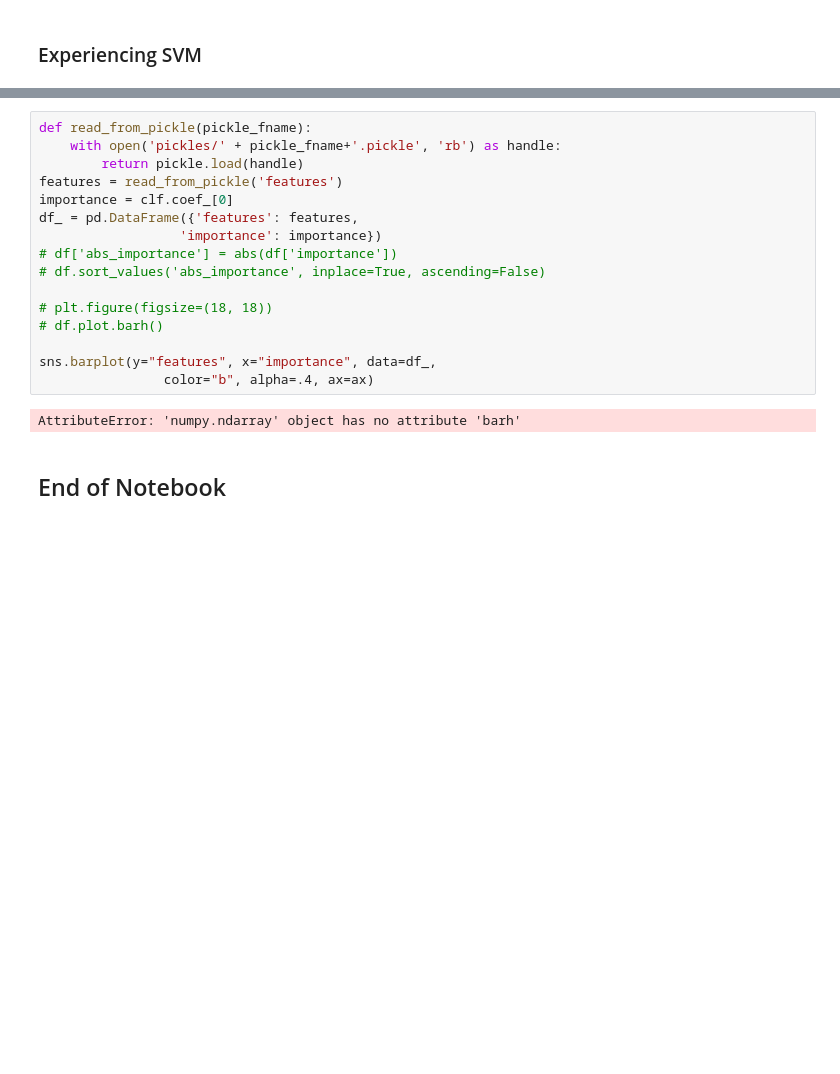
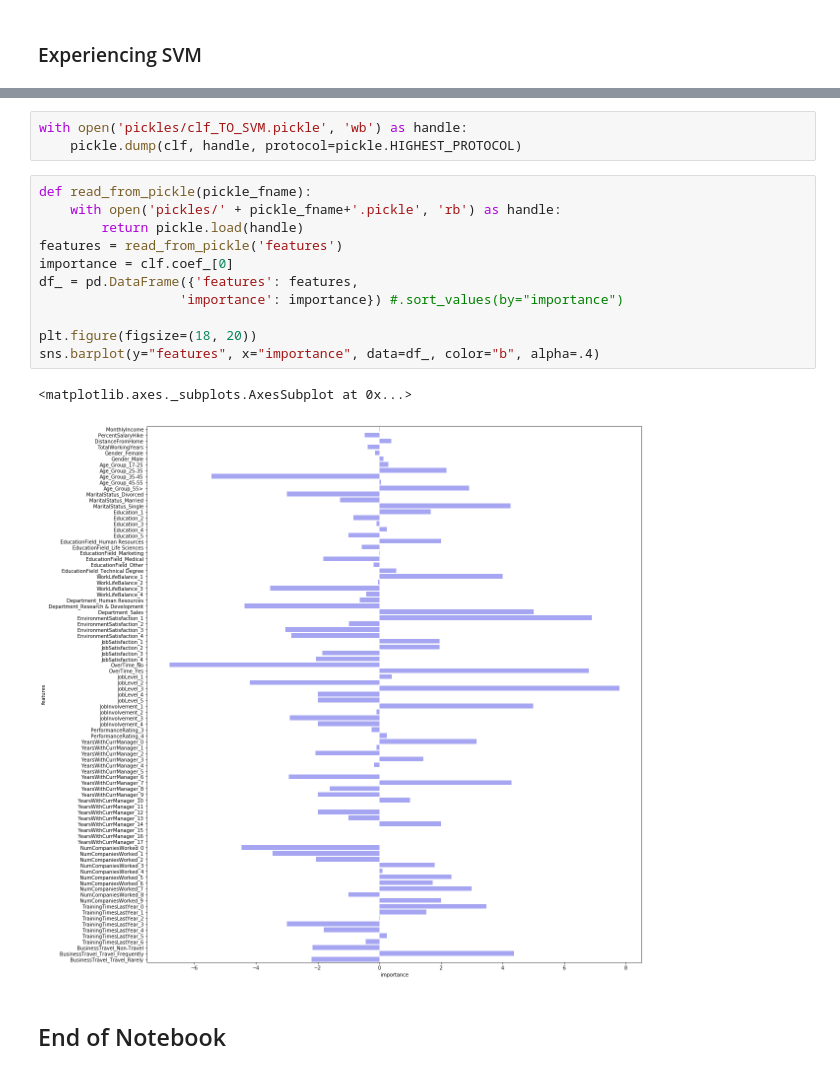
Before and after one commit to ramiazmi/Data-Science-Kaggle, a Jupyter notebook: Turnover_Prediction_IBM_CaseStudy.ipynb, the cells around one changed output, grey strips where cells are left out. Saved outputs shown, nothing was run; the diff lists cells and outputs as text; blank space fills up the shorter version.

```diff
--- a/Turnover_Prediction_IBM_CaseStudy.ipynb
+++ b/Turnover_Prediction_IBM_CaseStudy.ipynb
@@ -729,20 +742,19 @@ weighted avg       0.90      0.88      0.89       294
+# %%
+with open('pickles/clf_TO_SVM.pickle', 'wb') as handle:
+    pickle.dump(clf, handle, protocol=pickle.HIGHEST_PROTOCOL)
 # %%
 def read_from_pickle(pickle_fname):
     with open('pickles/' + pickle_fname+'.pickle', 'rb') as handle:
         return pickle.load(handle)
 features = read_from_pickle('features')
 importance = clf.coef_[0]
 df_ = pd.DataFrame({'features': features,
-                  'importance': importance})
-# df['abs_importance'] = abs(df['importance'])
-# df.sort_values('abs_importance', inplace=True, ascending=False)
+                  'importance': importance}) #.sort_values(by="importance")
 
-# plt.figure(figsize=(18, 18))
-# df.plot.barh()
-
-sns.barplot(y="features", x="importance", data=df_,
-                color="b", alpha=.4, ax=ax)
+plt.figure(figsize=(18, 20))
+sns.barplot(y="features", x="importance", data=df_, color="b", alpha=.4)
 # %% [output]
-AttributeError: 'numpy.ndarray' object has no attribute 'barh'
+<matplotlib.axes._subplots.AxesSubplot at 0x...>
+[figure, added]
 # %% [markdown]
 ## End of Notebook
```
Also changed, not shown: parts of 9 cells of this notebook, 4 other files.
